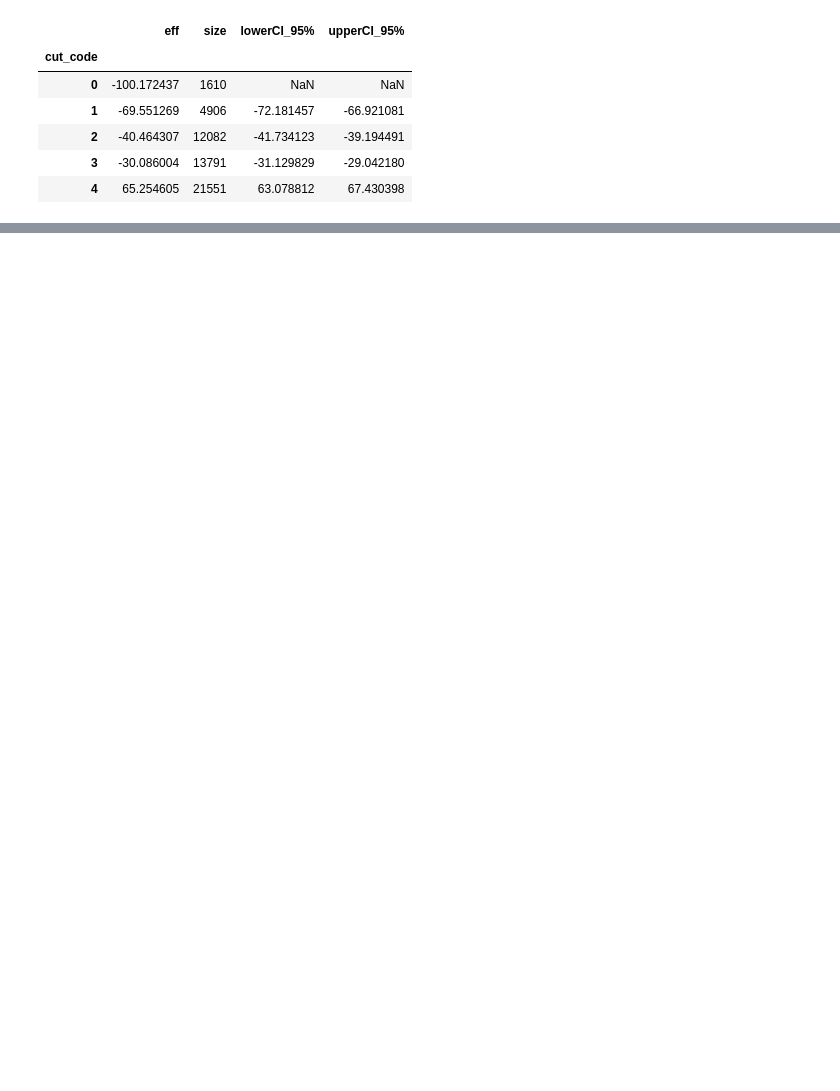
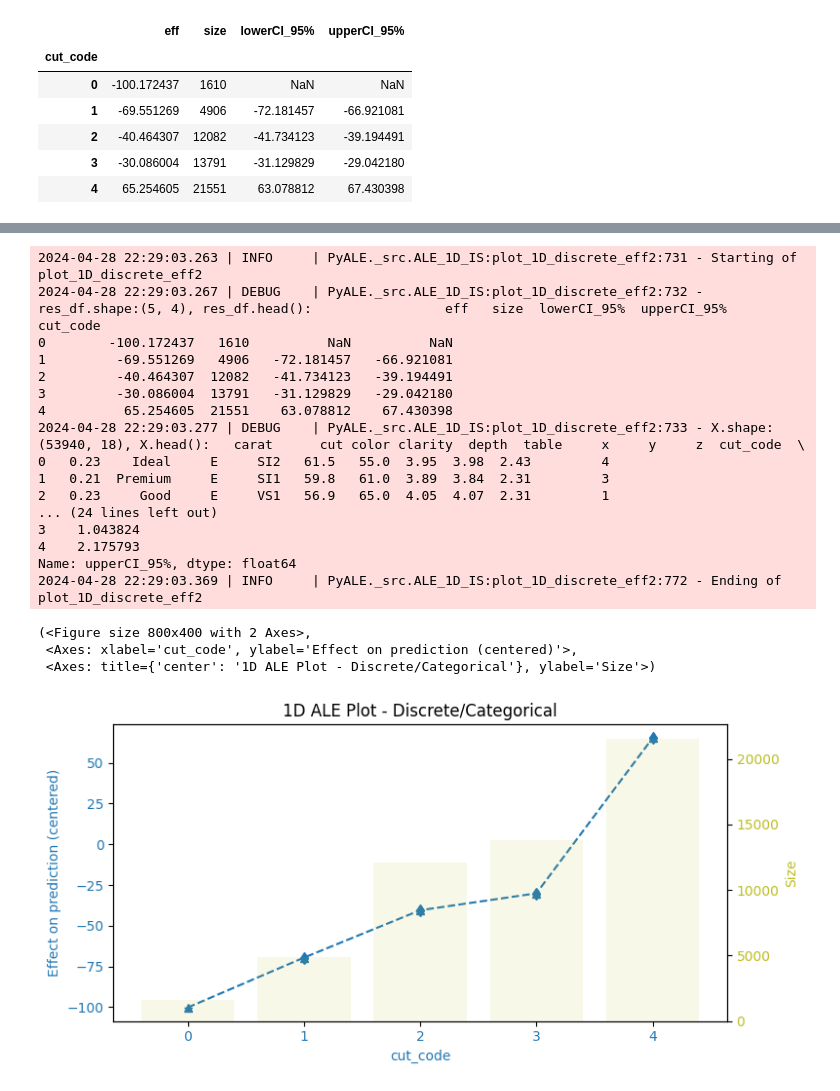
Before and after one commit to indrasmartmob/explainability, a Jupyter notebook: PyALE-master/decoding/02_decode_aleplot_1D_discrete.ipynb, the cells around one changed output, grey strips where cells are left out. Cells and saved outputs as stored; diff of their text form; code cells hidden in the pictures; blank space fills up the shorter version.

Commit message:
[FIX] ale 1D plot discrete

```diff
--- a/PyALE-master/decoding/02_decode_aleplot_1D_discrete.ipynb
+++ b/PyALE-master/decoding/02_decode_aleplot_1D_discrete.ipynb
@@ -148,3 +148,6 @@ cut_code
 1     4906
 0     1610
 Name: count, dtype: int64
+# %%
+res_df_is = ALE_1D_IS.aleplot_1D_discrete(X=X[features], model=model, feature='cut_code', include_CI=True, C=0.95, verbose=True)
+res_df_is
@@ -187,0 +228,24 @@ ALE_1D_IS.aleplot_1D_discrete(X=X[features], model=model, feature='cut_code', in
+# %%
+ALE_1D_IS.plot_1D_discrete_eff2(res_df_is.loc[:,["eff", "size", "lowerCI_95%", "upperCI_95%"]], X, fig=None, ax=None, verbose=True)
+# %% [output]
+2024-04-28 22:29:03.263 | INFO     | PyALE._src.ALE_1D_IS:plot_1D_discrete_eff2:731 - Starting of plot_1D_discrete_eff2
+2024-04-28 22:29:03.267 | DEBUG    | PyALE._src.ALE_1D_IS:plot_1D_discrete_eff2:732 - res_df.shape:(5, 4), res_df.head():                 eff   size  lowerCI_95%  upperCI_95%
+cut_code
+0        -100.172437   1610          NaN          NaN
+1         -69.551269   4906   -72.181457   -66.921081
+2         -40.464307  12082   -41.734123   -39.194491
+3         -30.086004  13791   -31.129829   -29.042180
+4          65.254605  21551    63.078812    67.430398
+2024-04-28 22:29:03.277 | DEBUG    | PyALE._src.ALE_1D_IS:plot_1D_discrete_eff2:733 - X.shape:(53940, 18), X.head():   carat      cut color clarity  depth  table     x     y     z  cut_code  \
+0   0.23    Ideal     E     SI2   61.5   55.0  3.95  3.98  2.43         4
+1   0.21  Premium     E     SI1   59.8   61.0  3.89  3.84  2.31         3
+2   0.23     Good     E     VS1   56.9   65.0  4.05  4.07  2.31         1
+... (24 lines left out)
+3    1.043824
+4    2.175793
+Name: upperCI_95%, dtype: float64
+2024-04-28 22:29:03.369 | INFO     | PyALE._src.ALE_1D_IS:plot_1D_discrete_eff2:772 - Ending of plot_1D_discrete_eff2
+(<Figure size 800x400 with 2 Axes>,
+ <Axes: xlabel='cut_code', ylabel='Effect on prediction (centered)'>,
+ <Axes: title={'center': '1D ALE Plot - Discrete/Categorical'}, ylabel='Size'>)
+[figure, added]
```
Also changed, not shown: parts of 7 cells of this notebook, 1 other file.
